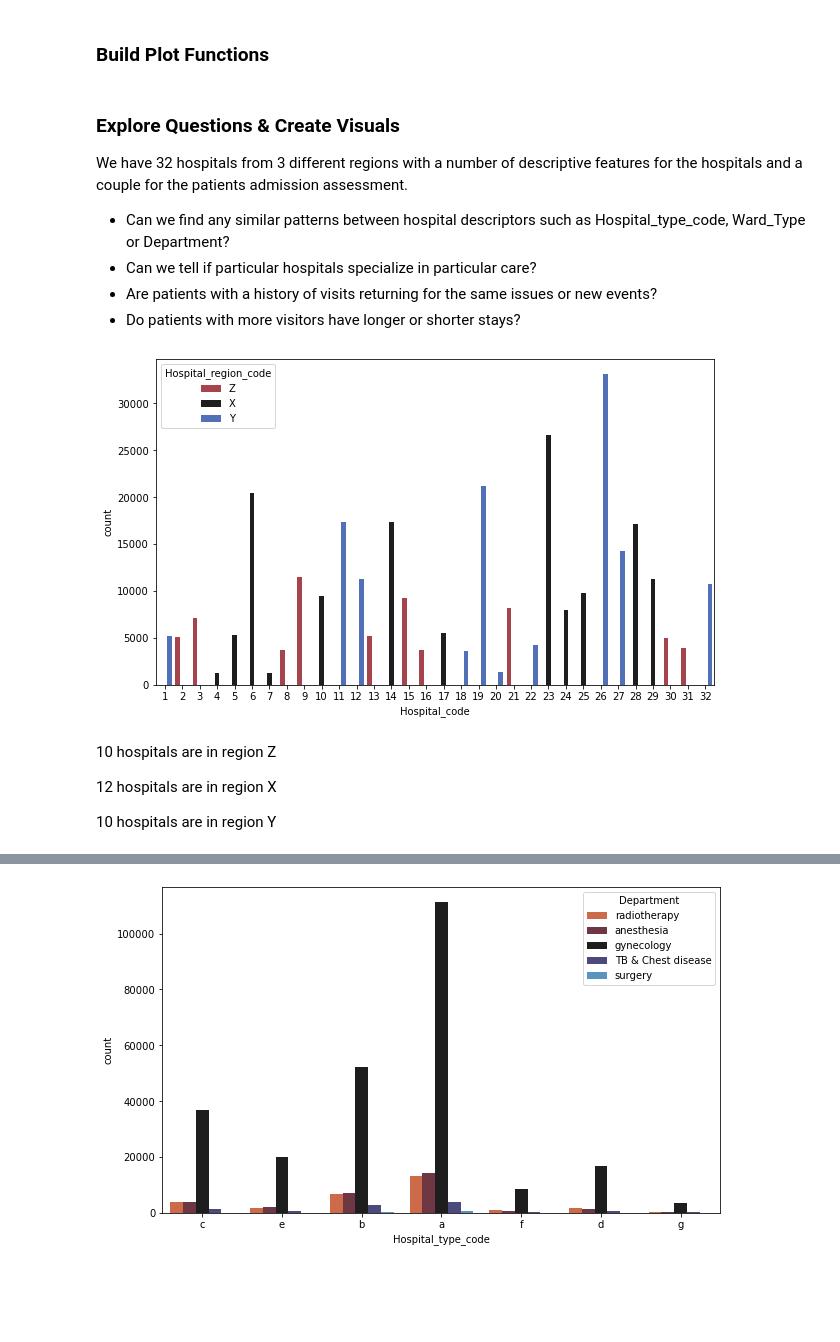
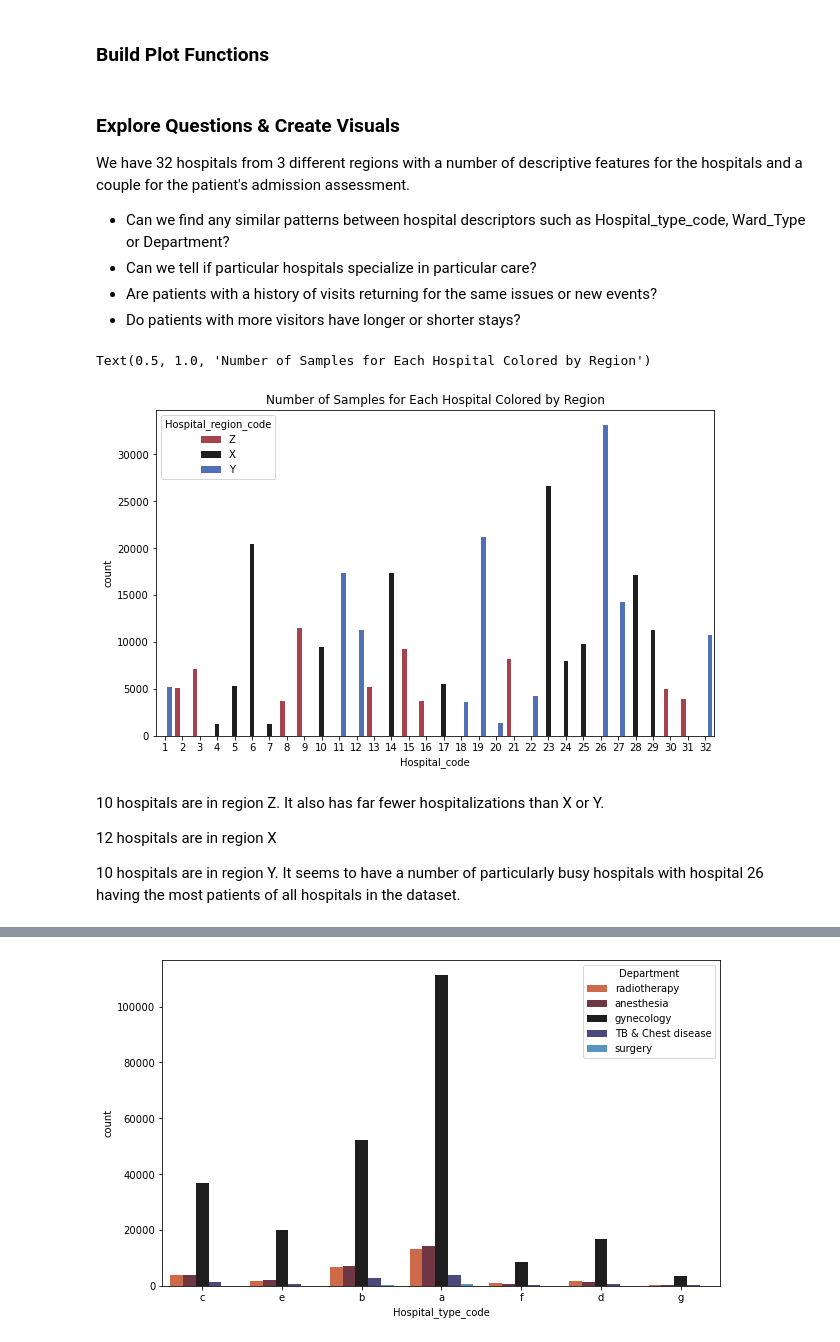
Before and after one commit to HopeFrost/hospital_stay_classifcation, a Jupyter notebook: 1_cleaning_and_EDA.ipynb, the cells around one changed output, grey strips where cells are left out. Saved outputs shown, nothing was run; the diff lists cells and outputs as text; code cells hidden in the pictures; blank space fills up the shorter version.

```diff
--- a/1_cleaning_and_EDA.ipynb
+++ b/1_cleaning_and_EDA.ipynb
@@ -238,18 +238,23 @@ Stay 11 object
 ### Build Plot Functions
 # %%
 def countplot(x, hue=None, order=None, hue_order=None):
-    """"plots catagorical features as boxplot and swarm plot"""
+    """"Plots catagorical features as count plot"""
     fig = plt.figure(figsize=(10,6))
-    ax = sns.countplot(x= x, data=stay_df,hue= hue, order=order, hue_order= hue_order, palette='icefire_r')
+    ax = sns.countplot(x= x, data=stay_df, hue= hue, order=order, hue_order= hue_order, palette='icefire_r')
 
 
-def boxplot(x, y, hue=None):
+def boxplot(x, y, order=None, hue=None):
+    """Plots catagorical features as boxplot plot"""
     fig = plt.figure(figsize=(10,6))
-    sns.boxplot(x= x, y=  y, data=stay_df, palette='icefire_r')
+    sns.boxplot(x= x, y=  y, data=stay_df, palette='icefire_r', order=order)
+
+
+stay_order = ['0-10', '11-20', '21-30', '31-40','41-50', '51-60', '61-70', '71-80',
+        '81-90',  '91-100', 'More than 100 Days']
 # %% [markdown]
 ### Explore Questions & Create Visuals
 
-We have 32 hospitals from 3 different regions with a number of descriptive features for the hospitals and a couple for the patients admission assessment.
+We have 32 hospitals from 3 different regions with a number of descriptive features for the hospitals and a couple for the patient's admission assessment.
 
 * Can we find any similar patterns between hospital descriptors such as Hospital_type_code, Ward_Type or Department?
 * Can we tell if particular hospitals specialize in particular care?
@@ -257,14 +262,15 @@ We have 32 hospitals from 3 different regions with a number of descriptive featu
 * Do patients with more visitors have longer or shorter stays?
 # %%
 countplot(x= 'Hospital_code', hue='Hospital_region_code')
-# number of samples for each hospital colors by reagion hospital is in
+plt.title('Number of Samples for Each Hospital Colored by Region')
 # %% [output]
+Text(0.5, 1.0, 'Number of Samples for Each Hospital Colored by Region')
-[figure, old version]
+[figure, new version]
 # %% [markdown]
-10 hospitals are in region Z
+10 hospitals are in region Z. It also has far fewer hospitalizations than X or Y.
 
 12 hospitals are in region X
 
-10 hospitals are in region Y
+10 hospitals are in region Y. It seems to have a number of particularly busy hospitals with hospital 26 having the most patients of all hospitals in the dataset.
 # %%
 countplot(x= 'Hospital_type_code', hue='Hospital_region_code')
```
Also changed, not shown: parts of 49 cells of this notebook, 2 other files.
